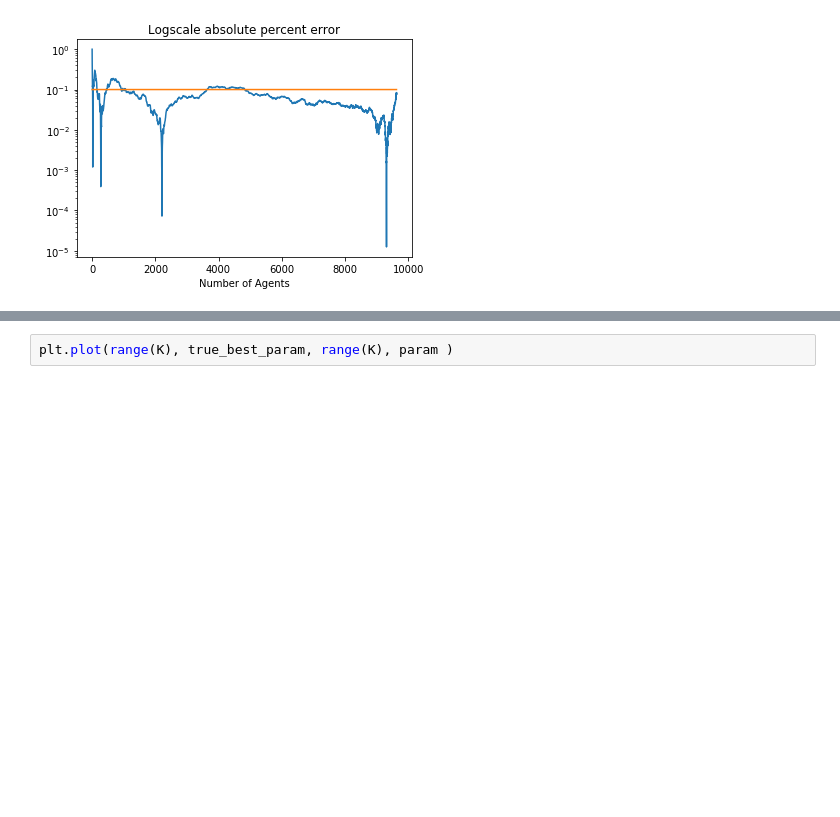
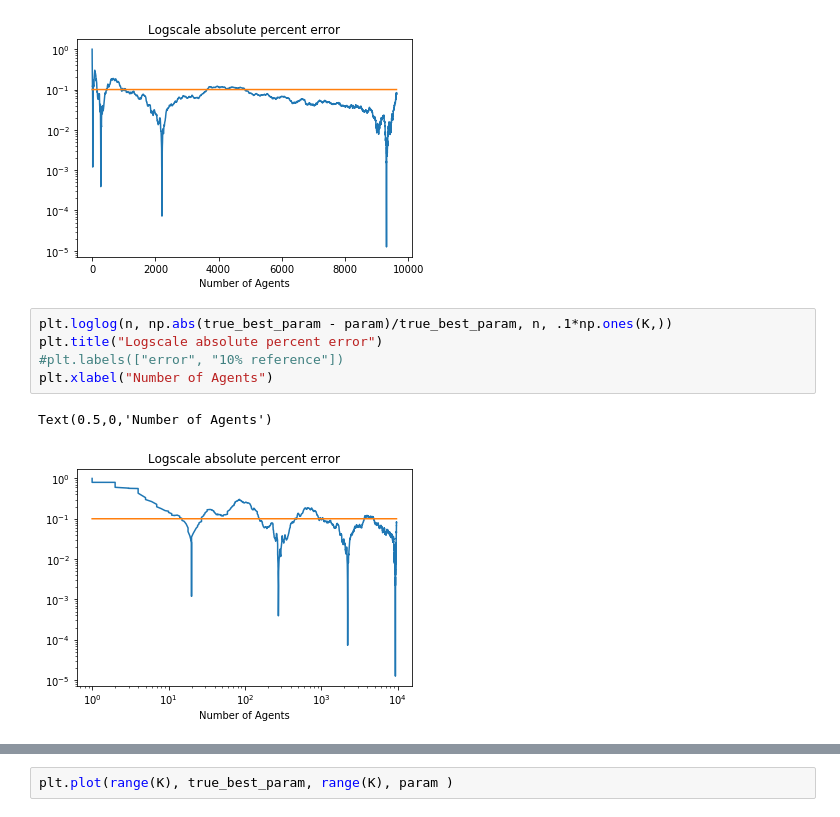
Before and after one commit to BlockScience/conviction, a Jupyter notebook: ABM - discounted integral voting.ipynb, the cells around one changed output, grey strips where cells are left out. Cells and saved outputs as stored; diff of their text form; blank space fills up the shorter version.

Commit message:
a few more plots

```diff
--- a/ABM - discounted integral voting.ipynb
+++ b/ABM - discounted integral voting.ipynb
@@ -213,3 +213,11 @@ plt.xlabel("Number of Agents")
 # %% [output]
 Text(0.5,0,'Number of Agents')
 [figure]
+# %%
+plt.loglog(n, np.abs(true_best_param - param)/true_best_param, n, .1*np.ones(K,))
+plt.title("Logscale absolute percent error")
+#plt.labels(["error", "10% reference"])
+plt.xlabel("Number of Agents")
+# %% [output]
+Text(0.5,0,'Number of Agents')
+[figure, added]
```
Also changed, not shown: parts of 1 cell of this notebook.
